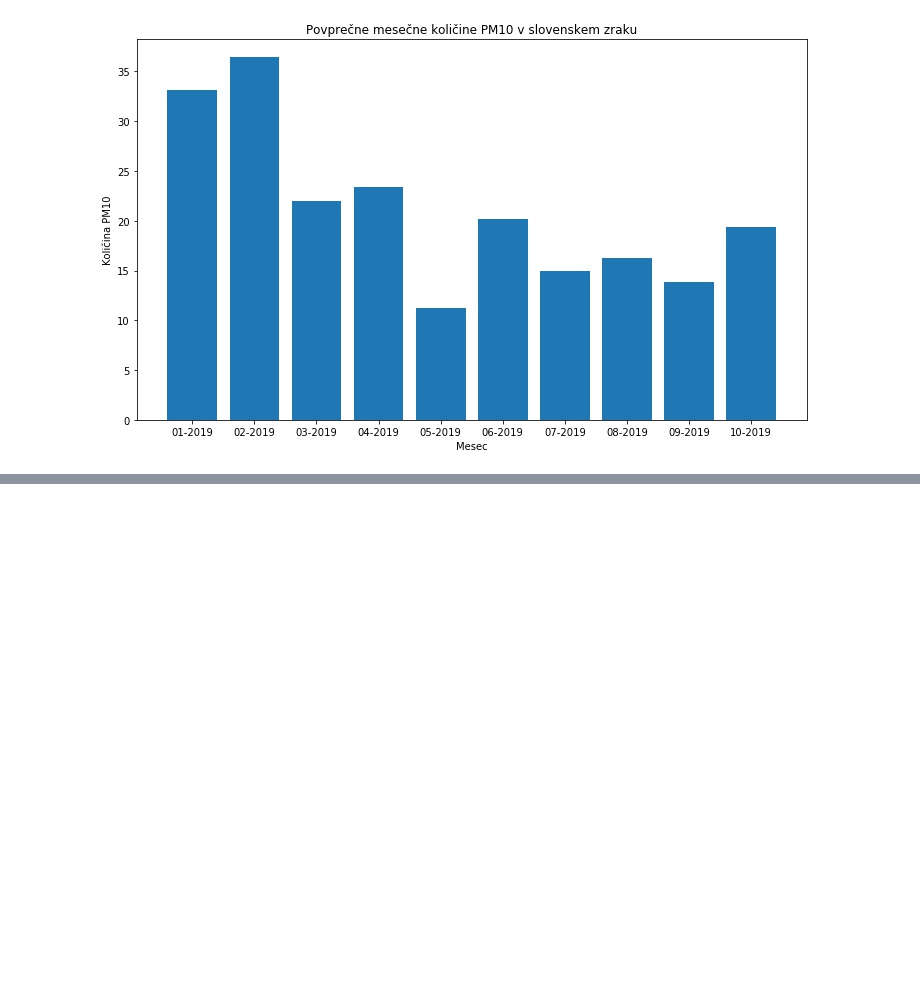
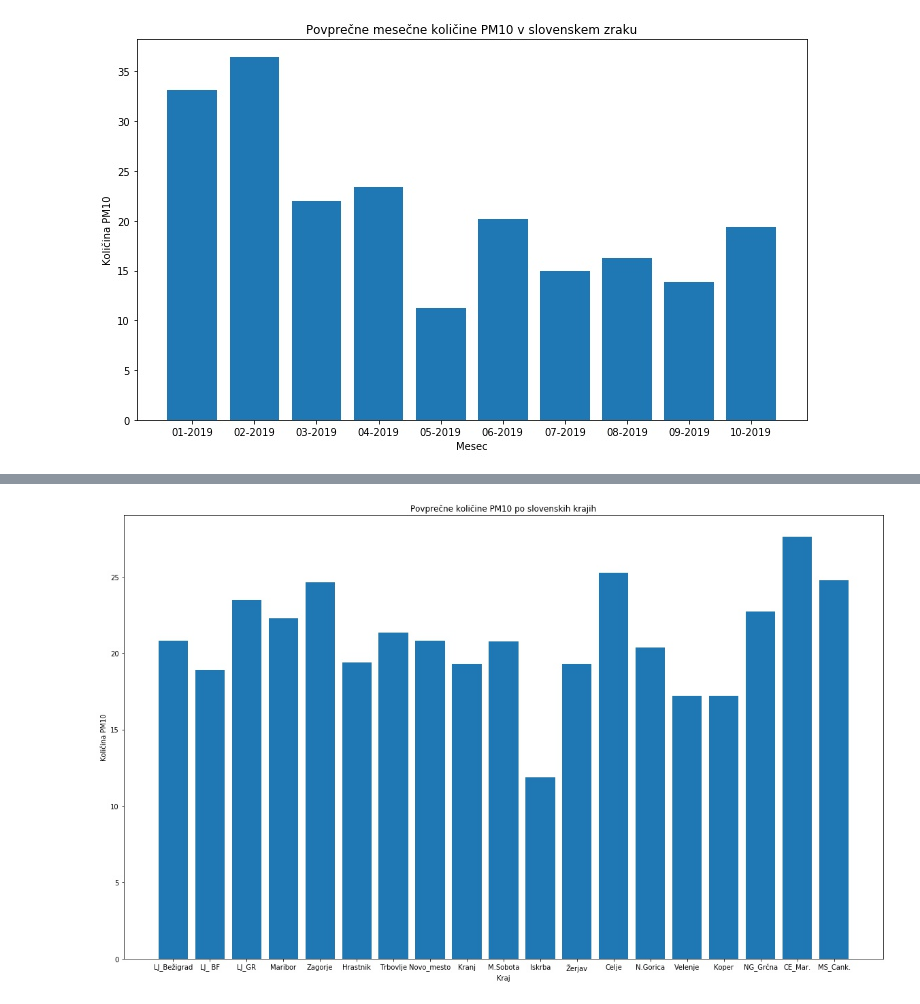
Before and after one commit to aljosan123/PR19TBANLRMIUS, a Jupyter notebook: OnesnazenostZraka.ipynb, the cells around one changed output, grey strips where cells are left out. Cells and saved outputs as stored; diff of their text form; code cells hidden in the pictures; blank space fills up the shorter version.

```diff
--- a/OnesnazenostZraka.ipynb
+++ b/OnesnazenostZraka.ipynb
@@ -45,3 +54,13 @@ x = plt.title('Povprečne mesečne količine PM10 v slovenskem zraku')
 plt.show()
 # %% [output]
 [figure]
+# %%
+cities = dataframe.head().columns[1:20].values
+city_means = []
+for city in range(len(cities)):
+    city_data = dataframe[cities[city]].values
+    city_data = city_data[city_data[:] != '-'].astype('float')
+    city_means.append(np.mean(city_data))
+# %%
+city_means = np.column_stack((cities, city_means))
+city_means
@@ -47,0 +87,9 @@ plt.show()
+# %%
+plt.figure(figsize=(20, 12))
+plt.bar(city_means[:, 0], city_means[:, 1])
+x = plt.xlabel('Kraj')
+x = plt.ylabel('Količina PM10')
+x = plt.title('Povprečne količine PM10 po slovenskih krajih')
+plt.show()
+# %% [output]
+[figure, added]
```
Also changed, not shown: parts of 2 cells of this notebook.
